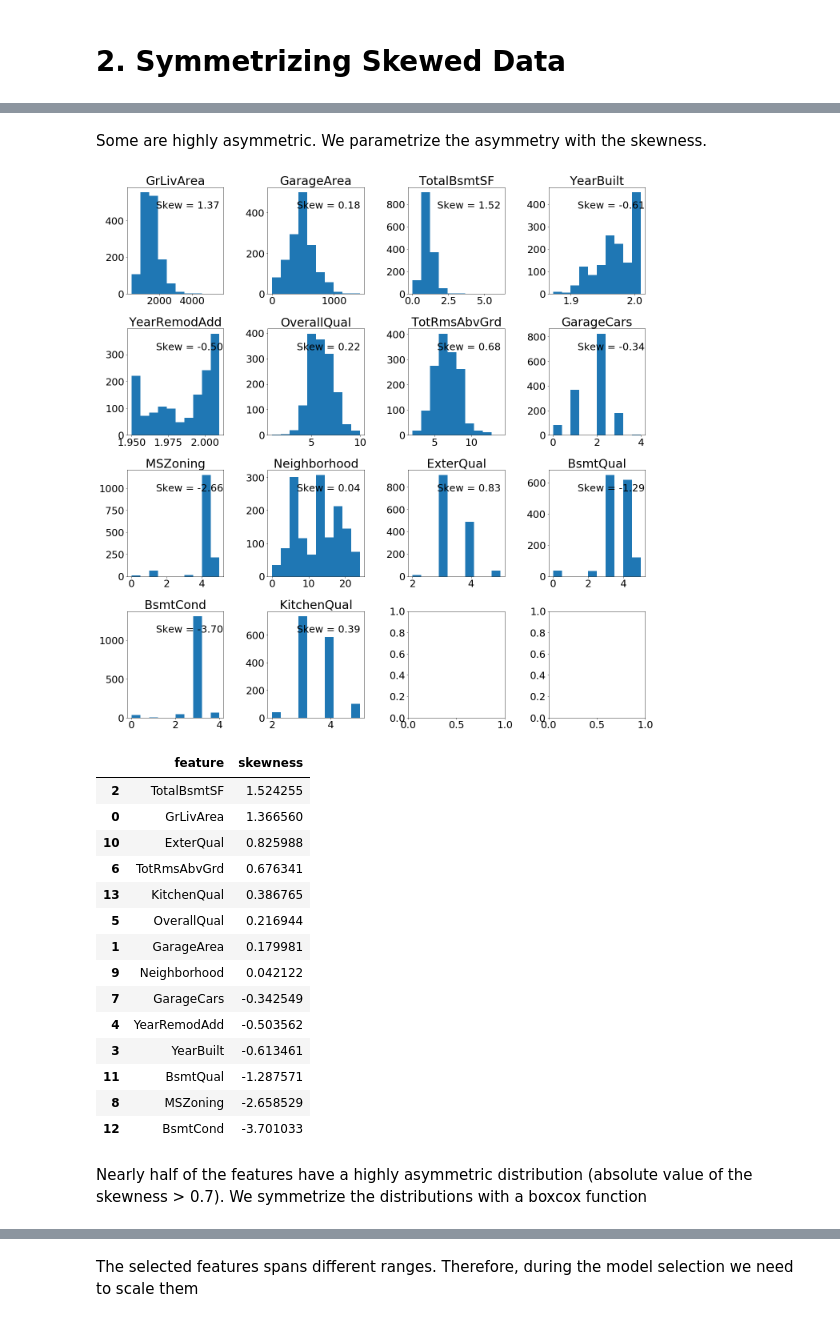
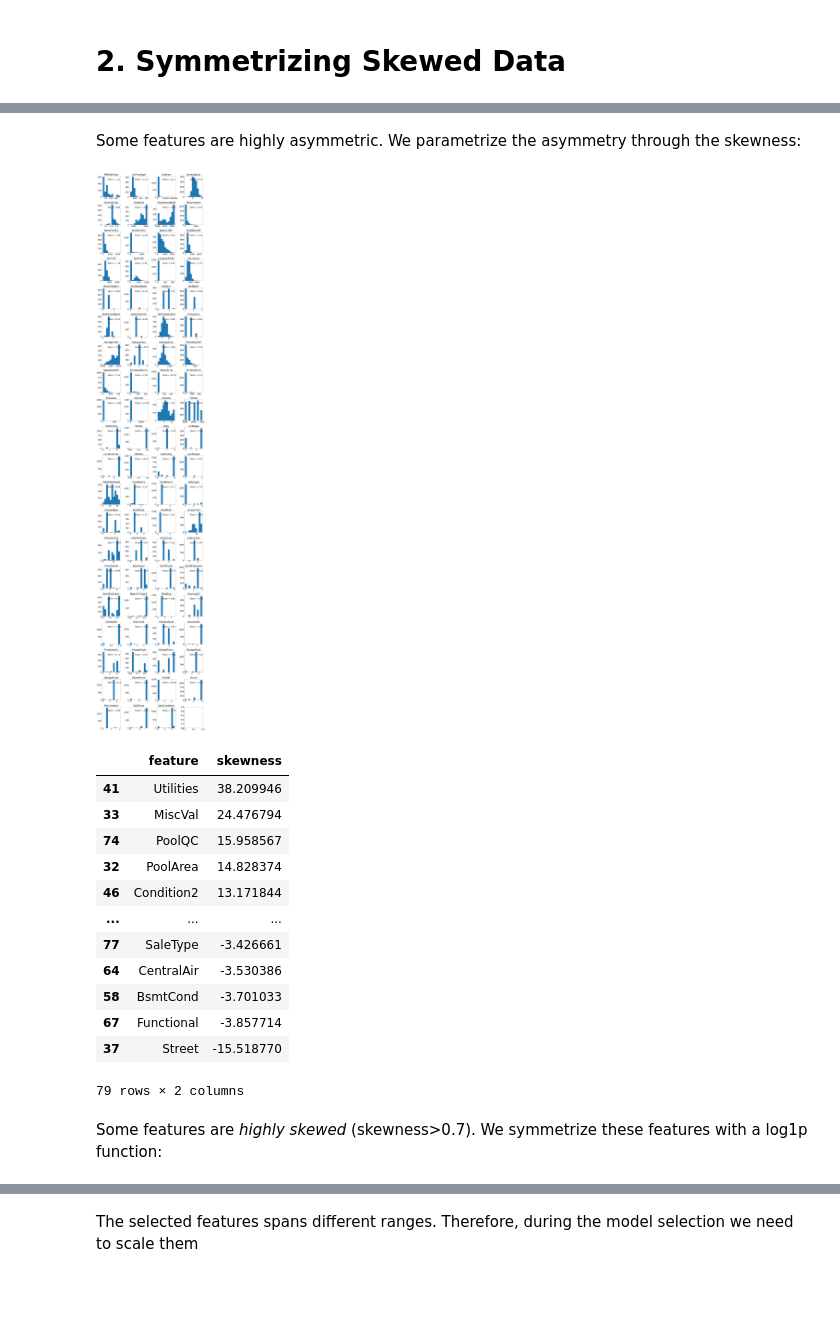
Before and after one commit to flucarelli94/MachineLearning_projects, a Jupyter notebook: House prices/Sale_price_prediction.ipynb, the cells around one changed output, grey strips where cells are left out. Drawn from its saved outputs; the diff is of its cells as text; code cells hidden in the pictures; blank space fills up the shorter version.

```diff
--- a/House prices/Sale_price_prediction.ipynb
+++ b/House prices/Sale_price_prediction.ipynb
@@ -416,18 +316,23 @@ To encode categorical features, we distinguish between ordinal features and not.
 # %%
 # ORDINAL FEATURES
 #as some categories might appear in the test data but not in the train data,
-#we need to apply the encoder to the train+test data
+#we need to apply the encoder to the train+test data. We concatenate them
 all_data = pd.concat([train_init, test_init], sort=False).reset_index(drop=True)
+
+#we define the encoders
+lab_encoder = LabelEncoder()
 ord_encoder = OrdinalEncoder(categories=[['None', 'Po', 'Fa', 'TA', 'Gd', 'Ex']])
-for var in ['ExterQual', 'BsmtQual', 'BsmtCond', 'KitchenQual', 'PoolQC']:
-    all_data[var] = ord_encoder.fit_transform(all_data[[var]])
-    train_init[var] = all_data[var][:len(train_init)]
-    test_init[var]  = all_data[var][len(train_init):]
+ord_feature =  ['ExterQual', 'ExterCond', 'BsmtQual', 'BsmtCond',
+            'HeatingQC', 'KitchenQual', 'FireplaceQu', 'PoolQC',
+            'GarageQual', 'GarageCond']
 
-# NON-ORDINAL FEATURES
-lab_encoder = LabelEncoder()
-for var in ['MSZoning', 'Alley', 'Neighborhood', 'MiscFeature']:
-    all_data[var] = lab_encoder.fit_transform(all_data[[var]])
-    train_init[var] = all_data[var][:len(train_init)]
-    test_init[var]  = all_data[var][len(train_init):]
+#We encode the categorical features
+for var in categorical_features:
+    if var in ord_feature: all_data[var] = ord_encoder.fit_transform(all_data[[var]])
+    else: all_data[var] = lab_encoder.fit_transform(all_data[[var]].values.ravel())
+# %%
+#We assign the encoded features to the train and test datasets
+for var in categorical_features:
+    train_init[var] = all_data[var][:len(train_init)].values
+    test_init[var]  = all_data[var][len(train_init):].values
 # %% [markdown]
@@ -435,6 +340,6 @@ We verify that all the selected categorical features have been encoded:
 # %%
-for var in selected_cat_feature:
+for var in categorical_features:
     print(var)
-    print(np.unique(train_init[var]))
+    print(np.unique(test_init[var]))
 # %% [output]
 MSZoning
@@ -476,0 +366,3 @@ sel_features = [
+# %%
+all_features = np.concatenate((numerical_features, categorical_features), axis=0)
+all_features
@@ -477,45 +389,43 @@ sel_features = [
 # %% [markdown]
-Some are highly asymmetric. We parametrize the asymmetry with the skewness.
+Some features are highly asymmetric. We parametrize the asymmetry through the skewness:
 # %%
-nrows, ncols = 4, 4
-fig, axs = plt.subplots(nrows=nrows, ncols=ncols, figsize=(20, 20))
+nrows, ncols = 20, 4
+fig, axs = plt.subplots(nrows=nrows, ncols=ncols, figsize=(20, 100))
 
 skew = []
-for ivar, var in enumerate(sel_features):
+for ivar, var in enumerate(all_features):
     row = int(ivar/ncols)
     col = ivar%ncols
     axs[row, col].hist(train_init[var])
     axs[row, col].set_title(var)
     skew.append(train_init[var].skew())
     axs[row,col].text(0.3, 0.8, 'Skew = {:.2f}'.format(skew[-1]), transform=axs[row, col].transAxes)
 plt.tight_layout()
 plt.show()
 # %% [output]
-[figure, old version]
+[figure, new version]
 # %%
 skewness = pd.DataFrame({
-    'feature': sel_features,
+    'feature': all_features,
     'skewness': skew
 })
 skewness.sort_values(by=['skewness'], ascending=False)
 # %% [output]
 |  | feature | skewness |
-| 2 | TotalBsmtSF | 1.524255 |
-| 0 | GrLivArea | 1.366560 |
-| 10 | ExterQual | 0.825988 |
-| 6 | TotRmsAbvGrd | 0.676341 |
-| 13 | KitchenQual | 0.386765 |
-| 5 | OverallQual | 0.216944 |
-| 1 | GarageArea | 0.179981 |
-| 9 | Neighborhood | 0.042122 |
-| 7 | GarageCars | -0.342549 |
-| 4 | YearRemodAdd | -0.503562 |
-| 3 | YearBuilt | -0.613461 |
-| 11 | BsmtQual | -1.287571 |
-| 8 | MSZoning | -2.658529 |
-| 12 | BsmtCond | -3.701033 |
+| 41 | Utilities | 38.209946 |
+| 33 | MiscVal | 24.476794 |
+| 74 | PoolQC | 15.958567 |
+| 32 | PoolArea | 14.828374 |
+| 46 | Condition2 | 13.171844 |
+| ... | ... | ... |
+| 77 | SaleType | -3.426661 |
+| 64 | CentralAir | -3.530386 |
+| 58 | BsmtCond | -3.701033 |
+| 67 | Functional | -3.857714 |
+| 37 | Street | -15.518770 |
+79 rows × 2 columns
 # %% [markdown]
-Nearly half of the features have a highly asymmetric distribution (absolute value of the skewness > 0.7). We symmetrize the distributions with a boxcox function
+Some features are *highly skewed* (skewness>0.7). We symmetrize these features with a log1p function:
 # %%
 skewed_features = skewness['feature'][np.abs(skewness['skewness'])>0.7]
 
```
Also changed, not shown: parts of 64 cells of this notebook.
